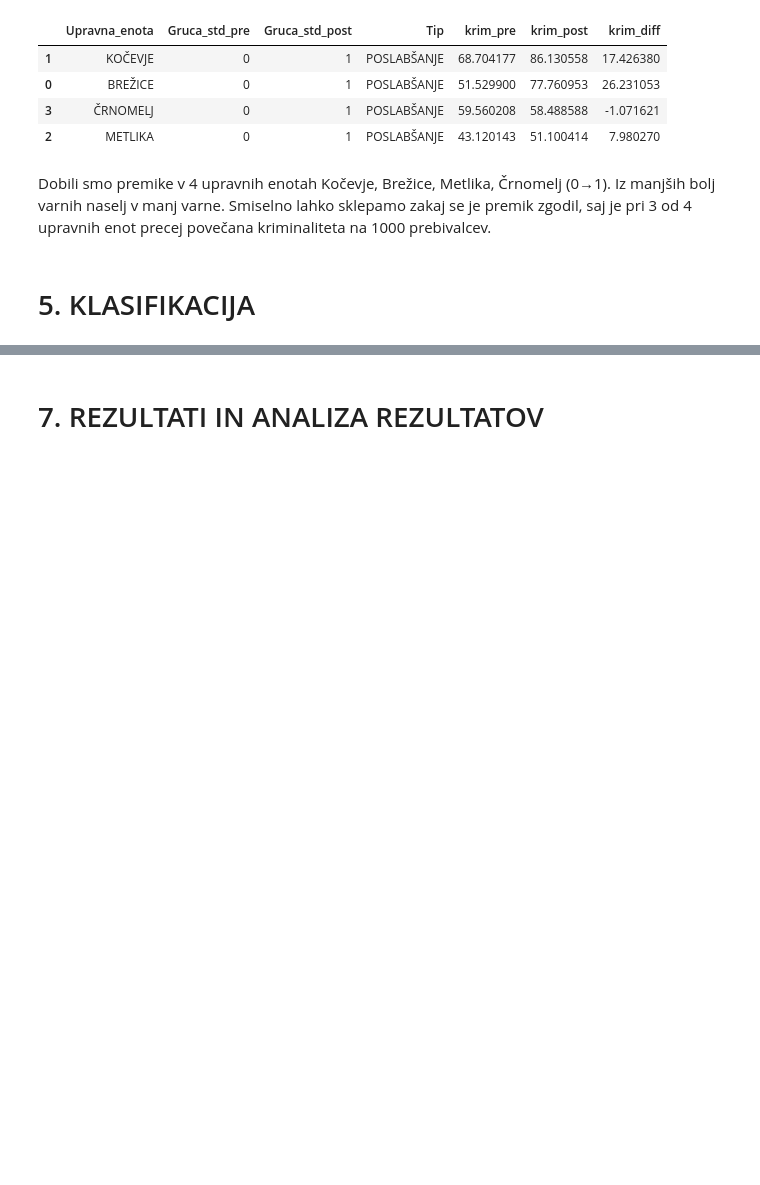
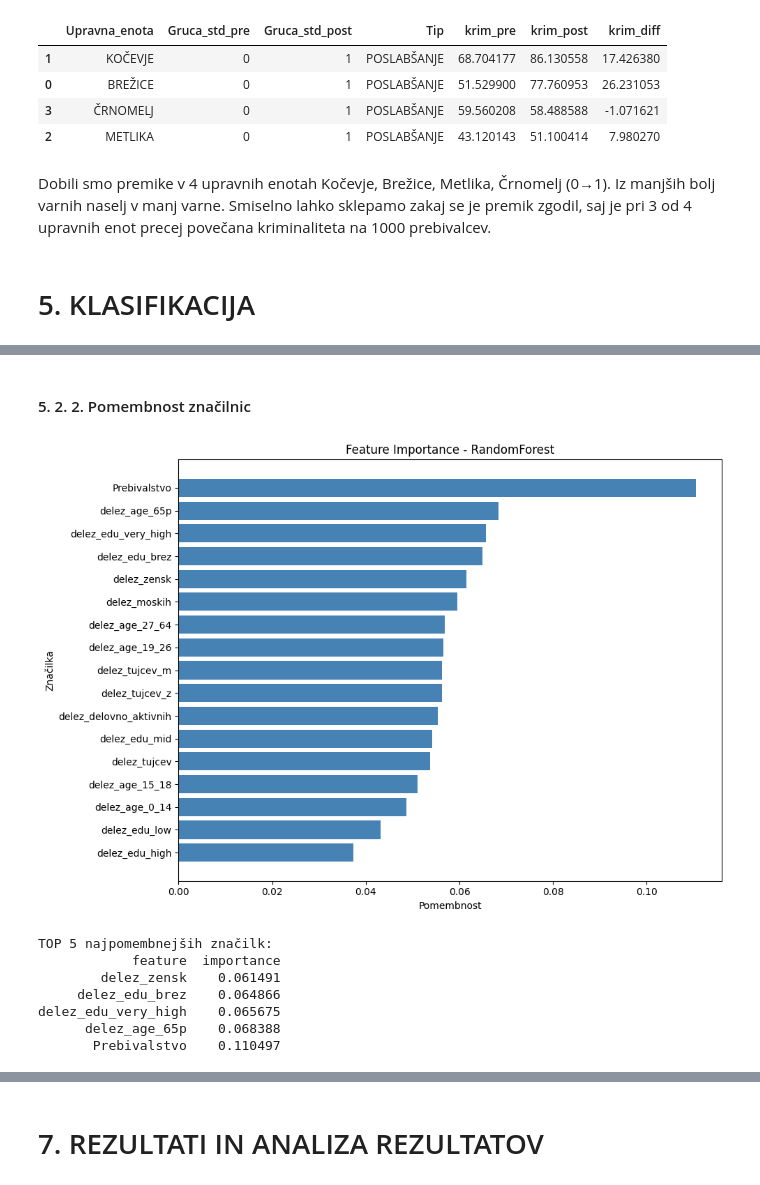
Before and after one commit to matijag13/kriminaliteta, a Jupyter notebook: ISSU_Projekt_Gusel.ipynb, the cells around one changed output, grey strips where cells are left out. Saved outputs shown, nothing was run; the diff lists cells and outputs as text; code cells hidden in the pictures; blank space fills up the shorter version.

```diff
--- a/ISSU_Projekt_Gusel.ipynb
+++ b/ISSU_Projekt_Gusel.ipynb
@@ -2335,0 +1466,23 @@ Zemljevid je ustvarjen! (Prikazujem spodaj)
+# %% [markdown]
+#### 5. 2. 2. Pomembnost značilnic
+# %%
+
+plt.figure(figsize=(10, 7))
+plt.barh(importances["feature"], importances["importance"], color="steelblue")
+plt.xlabel("Pomembnost")
+plt.ylabel("Značilka")
+plt.title("Feature Importance - RandomForest")
+plt.tight_layout()
+plt.show()
+
+print("TOP 5 najpomembnejših značilk:")
+print(importances.tail(5).to_string(index=False))
+# %% [output]
+[figure, added]
+TOP 5 najpomembnejših značilk:
+            feature  importance
+        delez_zensk    0.061491
+     delez_edu_brez    0.064866
+delez_edu_very_high    0.065675
+      delez_age_65p    0.068388
+       Prebivalstvo    0.110497
```
Also changed, not shown: parts of 109 cells of this notebook.
